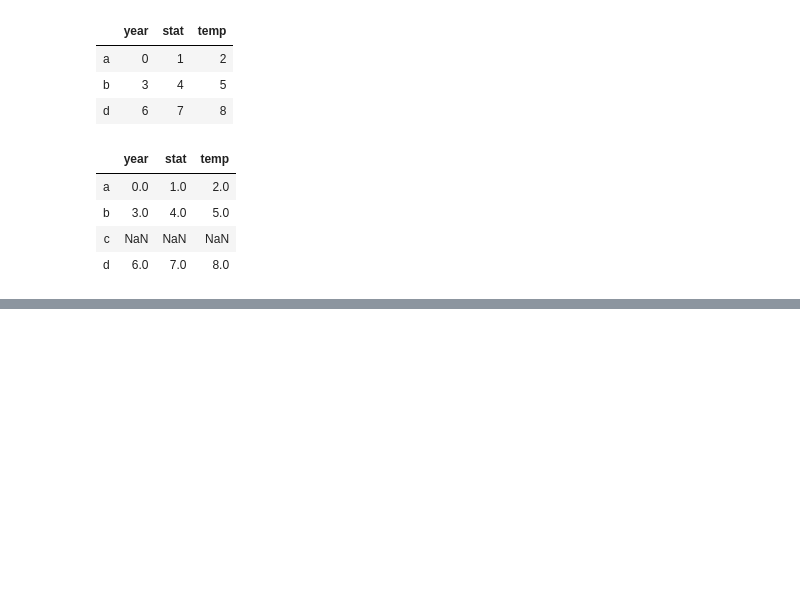
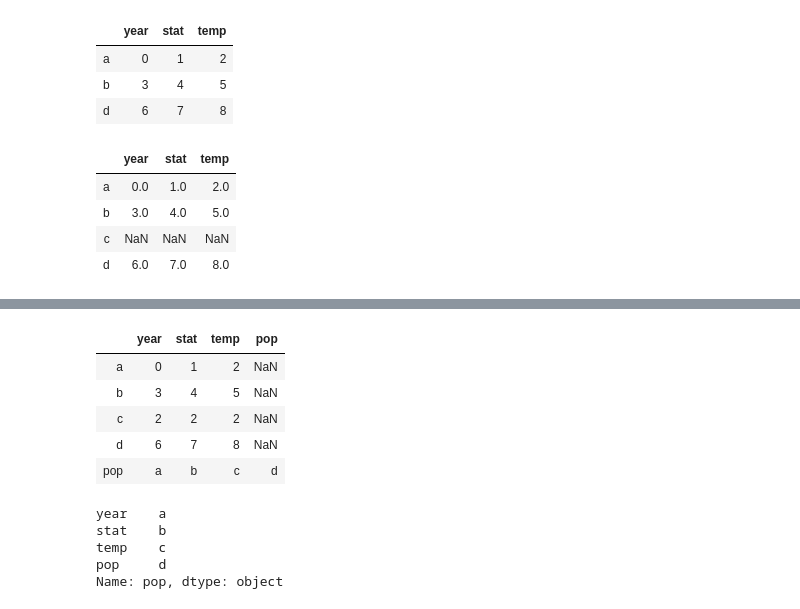
Before and after one commit to gqadirdepar/Pandas, a Jupyter notebook: practiceChap5.ipynb, the cells around one changed output, grey strips where cells are left out. Saved outputs shown, nothing was run; the diff lists cells and outputs as text; code cells hidden in the pictures; blank space fills up the shorter version.

```diff
--- a/practiceChap5.ipynb
+++ b/practiceChap5.ipynb
@@ -251,0 +412,2 @@ df2
+# %%
+df3=df2.reindex(columns=['year','stat','temp','pop'])
@@ -251,0 +422,19 @@ df2
+# %%
+df3.loc['pop']=list('abcd')
+# %%
+df3
+# %% [output]
+|  | year | stat | temp | pop |
+| a | 0 | 1 | 2 | NaN |
+| b | 3 | 4 | 5 | NaN |
+| c | 2 | 2 | 2 | NaN |
+| d | 6 | 7 | 8 | NaN |
+| pop | a | b | c | d |
+# %%
+df3.loc['pop']
+# %% [output]
+year    a
+stat    b
+temp    c
+pop     d
+Name: pop, dtype: object
```
Also changed, not shown: parts of 34 cells of this notebook.
